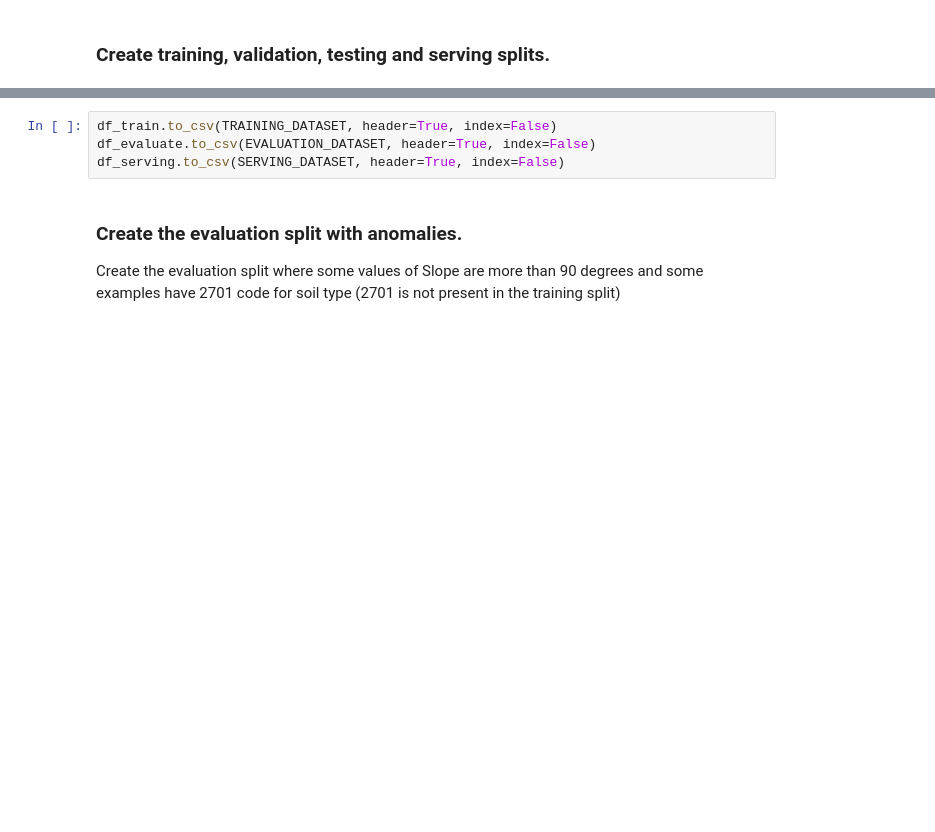
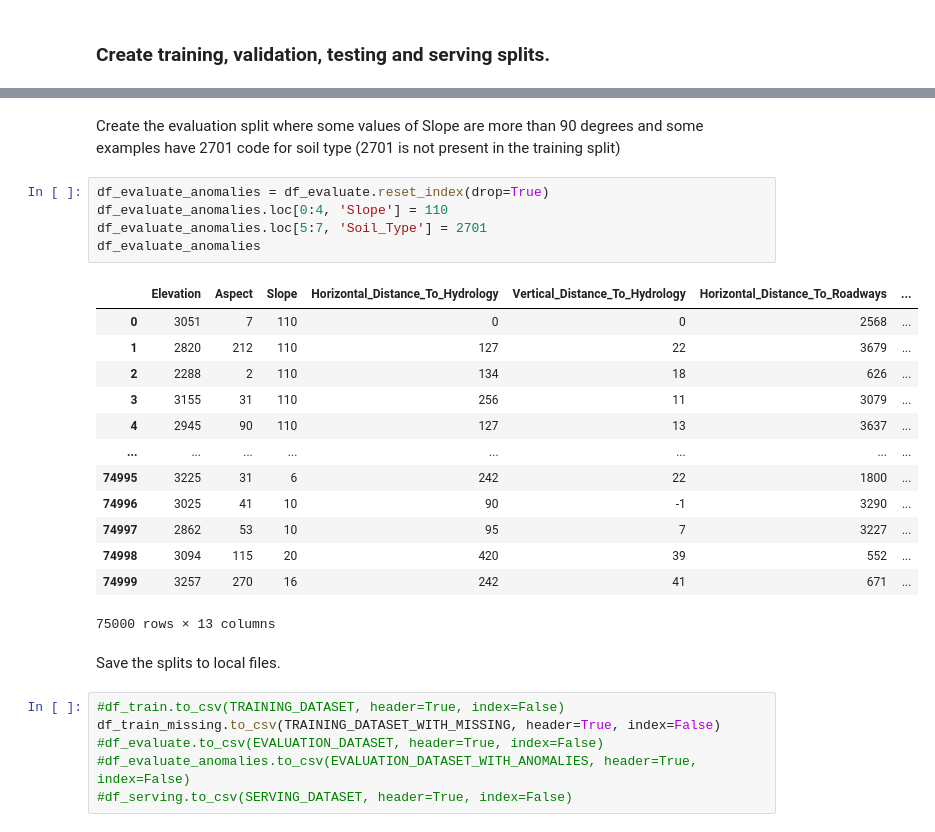
Before and after one commit to marsbroshok/mlops-labs, a Jupyter notebook: datasets/covertype/wrangle/prepare.ipynb, the cells around one changed output, grey strips where cells are left out. Cells and saved outputs as stored; diff of their text form; blank space fills up the shorter version.

```diff
--- a/datasets/covertype/wrangle/prepare.ipynb
+++ b/datasets/covertype/wrangle/prepare.ipynb
@@ -180,8 +213,29 @@ print(df_serving.shape)
+# %% [markdown]
+Create the evaluation split where some values of Slope are more than 90 degrees and some examples have 2701 code for soil type (2701 is not present in the training split)
+# %%
+df_evaluate_anomalies = df_evaluate.reset_index(drop=True)
+df_evaluate_anomalies.loc[0:4, 'Slope'] = 110
+df_evaluate_anomalies.loc[5:7, 'Soil_Type'] = 2701
+df_evaluate_anomalies
+# %% [output]
+|  | Elevation | Aspect | Slope | Horizontal_Distance_To_Hydrology | Vertical_Distance_To_Hydrology | Horizontal_Distance_To_Roadways | ... |
+| 0 | 3051 | 7 | 110 | 0 | 0 | 2568 | ... |
+| 1 | 2820 | 212 | 110 | 127 | 22 | 3679 | ... |
+| 2 | 2288 | 2 | 110 | 134 | 18 | 626 | ... |
+| 3 | 3155 | 31 | 110 | 256 | 11 | 3079 | ... |
+| 4 | 2945 | 90 | 110 | 127 | 13 | 3637 | ... |
+| ... | ... | ... | ... | ... | ... | ... | ... |
+| 74995 | 3225 | 31 | 6 | 242 | 22 | 1800 | ... |
+| 74996 | 3025 | 41 | 10 | 90 | -1 | 3290 | ... |
+| 74997 | 2862 | 53 | 10 | 95 | 7 | 3227 | ... |
+| 74998 | 3094 | 115 | 20 | 420 | 39 | 552 | ... |
+| 74999 | 3257 | 270 | 16 | 242 | 41 | 671 | ... |
+75000 rows × 13 columns
+# %% [markdown]
+Save the splits to local files.
 # %%
-df_train.to_csv(TRAINING_DATASET, header=True, index=False)
-df_evaluate.to_csv(EVALUATION_DATASET, header=True, index=False)
-df_serving.to_csv(SERVING_DATASET, header=True, index=False)
+#df_train.to_csv(TRAINING_DATASET, header=True, index=False)
+df_train_missing.to_csv(TRAINING_DATASET_WITH_MISSING, header=True, index=False)
+#df_evaluate.to_csv(EVALUATION_DATASET, header=True, index=False)
+#df_evaluate_anomalies.to_csv(EVALUATION_DATASET_WITH_ANOMALIES, header=True, index=False)
+#df_serving.to_csv(SERVING_DATASET, header=True, index=False)
-# %% [markdown]
-### Create the evaluation split with anomalies.
-
-Create the evaluation split where some values of Slope are more than 90 degrees and some examples have 2701 code for soil type (2701 is not present in the training split)
```
Also changed, not shown: parts of 13 cells of this notebook, 7 other files.
